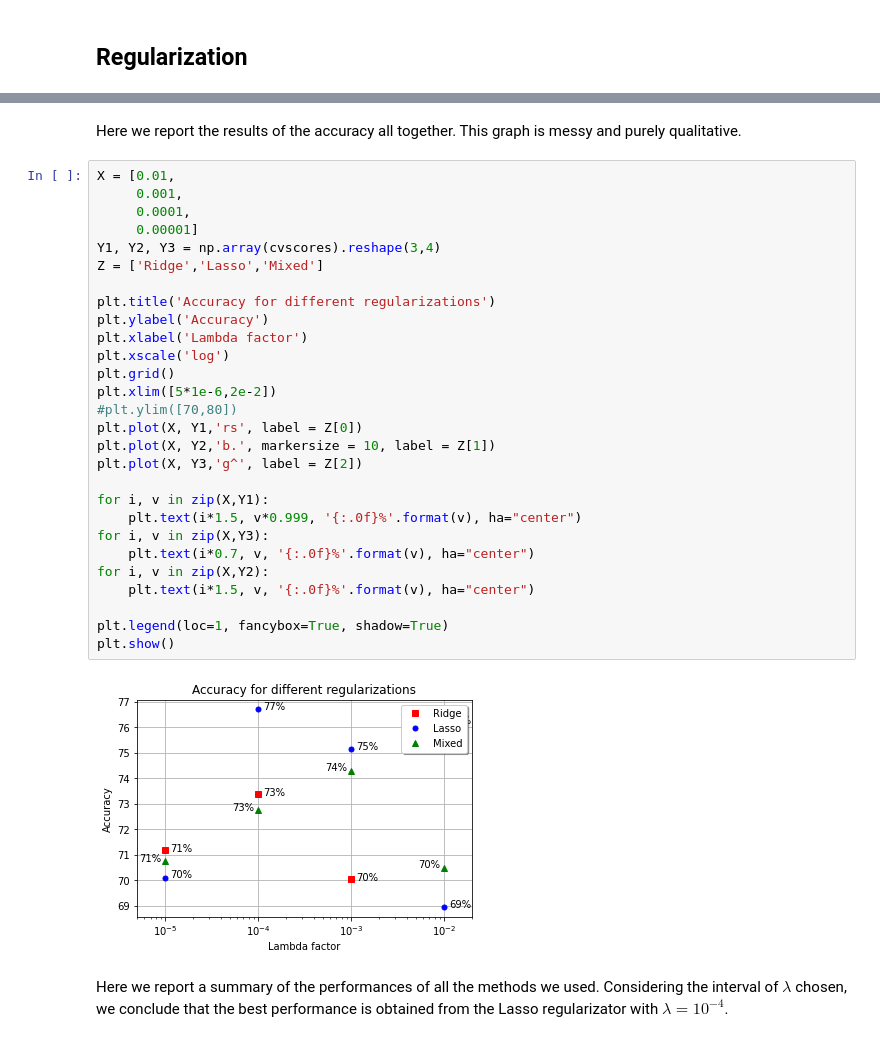
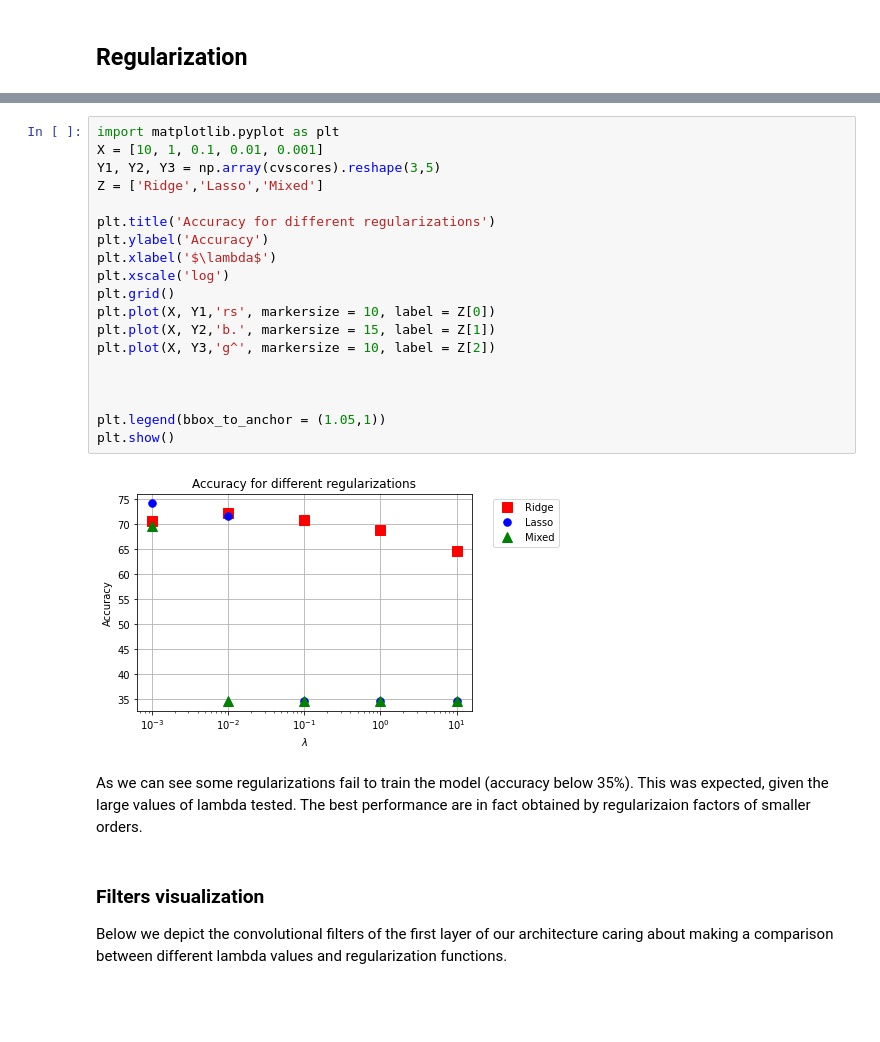
Before and after one commit to giuliacampesan/UniversityAssignments, a Jupyter notebook: 03_week/LoCPdown_Exercise3.ipynb, the cells around one changed output, grey strips where cells are left out. Cells and saved outputs as stored; diff of their text form; blank space fills up the shorter version.

```diff
--- a/03_week/LoCPdown_Exercise3.ipynb
+++ b/03_week/LoCPdown_Exercise3.ipynb
@@ -1003,34 +984,27 @@ worst score: 68.94999742507935  at  l1(0.01)
-# %% [markdown]
-Here we report the results of the accuracy all together. This graph is messy and purely qualitative.
 # %%
-X = [0.01,
-     0.001,
-     0.0001,
-     0.00001]
-Y1, Y2, Y3 = np.array(cvscores).reshape(3,4)
+import matplotlib.pyplot as plt
+X = [10, 1, 0.1, 0.01, 0.001]
+Y1, Y2, Y3 = np.array(cvscores).reshape(3,5)
 Z = ['Ridge','Lasso','Mixed']
 
 plt.title('Accuracy for different regularizations')
 plt.ylabel('Accuracy')
-plt.xlabel('Lambda factor')
+plt.xlabel('$\lambda$')
 plt.xscale('log')
 plt.grid()
-plt.xlim([5*1e-6,2e-2])
-#plt.ylim([70,80])
-plt.plot(X, Y1,'rs', label = Z[0])
-plt.plot(X, Y2,'b.', markersize = 10, label = Z[1])
-plt.plot(X, Y3,'g^', label = Z[2])
+plt.plot(X, Y1,'rs', markersize = 10, label = Z[0])
+plt.plot(X, Y2,'b.', markersize = 15, label = Z[1])
+plt.plot(X, Y3,'g^', markersize = 10, label = Z[2])
 
-for i, v in zip(X,Y1):
-    plt.text(i*1.5, v*0.999, '{:.0f}%'.format(v), ha="center")
-for i, v in zip(X,Y3):
-    plt.text(i*0.7, v, '{:.0f}%'.format(v), ha="center")
-for i, v in zip(X,Y2):
-    plt.text(i*1.5, v, '{:.0f}%'.format(v), ha="center")
 
-plt.legend(loc=1, fancybox=True, shadow=True)
+
+plt.legend(bbox_to_anchor = (1.05,1))
 plt.show()
 # %% [output]
-[figure, old version]
+[figure, new version]
-# %% [markdown]
-Here we report a summary of the performances of all the methods we used. Considering the interval of $\lambda$ chosen, we conclude that the best performance is obtained from the Lasso regularizator with $\lambda=10^{-4}$.
+# %% [markdown]
+As we can see some regularizations fail to train the model (accuracy below 35\%). This was expected, given the large values of lambda tested. The best performance are in fact obtained by regularizaion factors of smaller orders.
+# %% [markdown]
+### Filters visualization
+
+Below we depict the convolutional filters of the first layer of our architecture caring about making a comparison between different lambda values and regularization functions.
```
Also changed, not shown: parts of 33 cells of this notebook.
